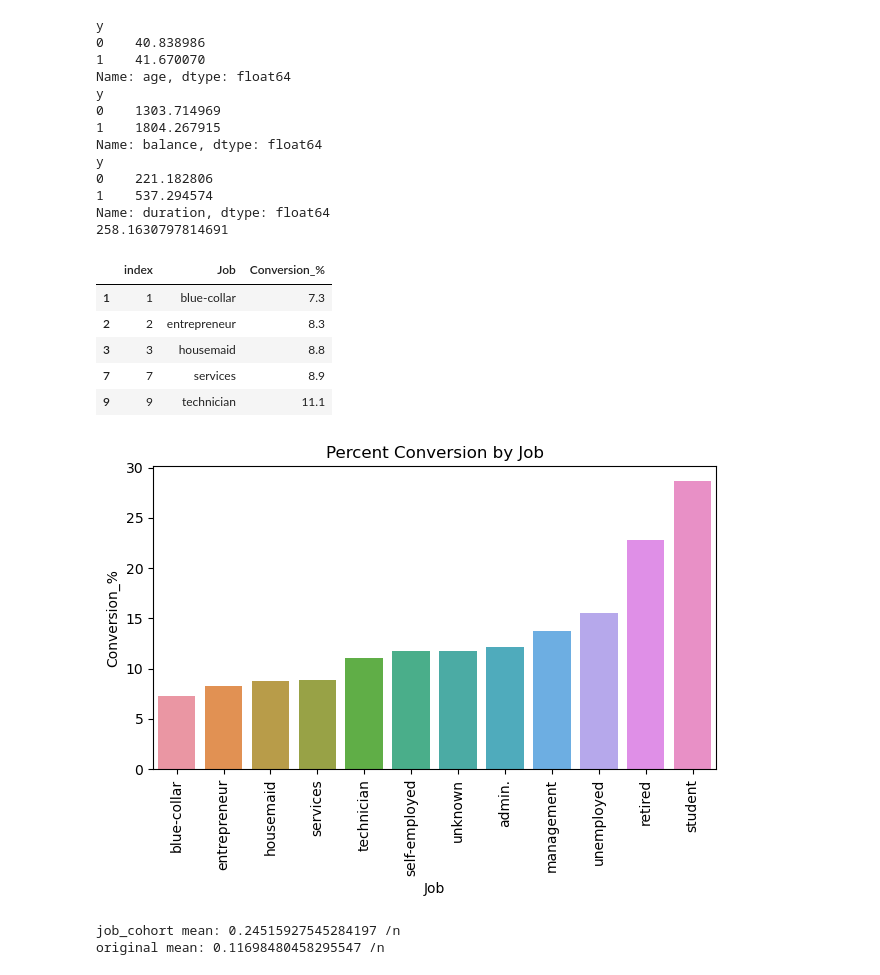
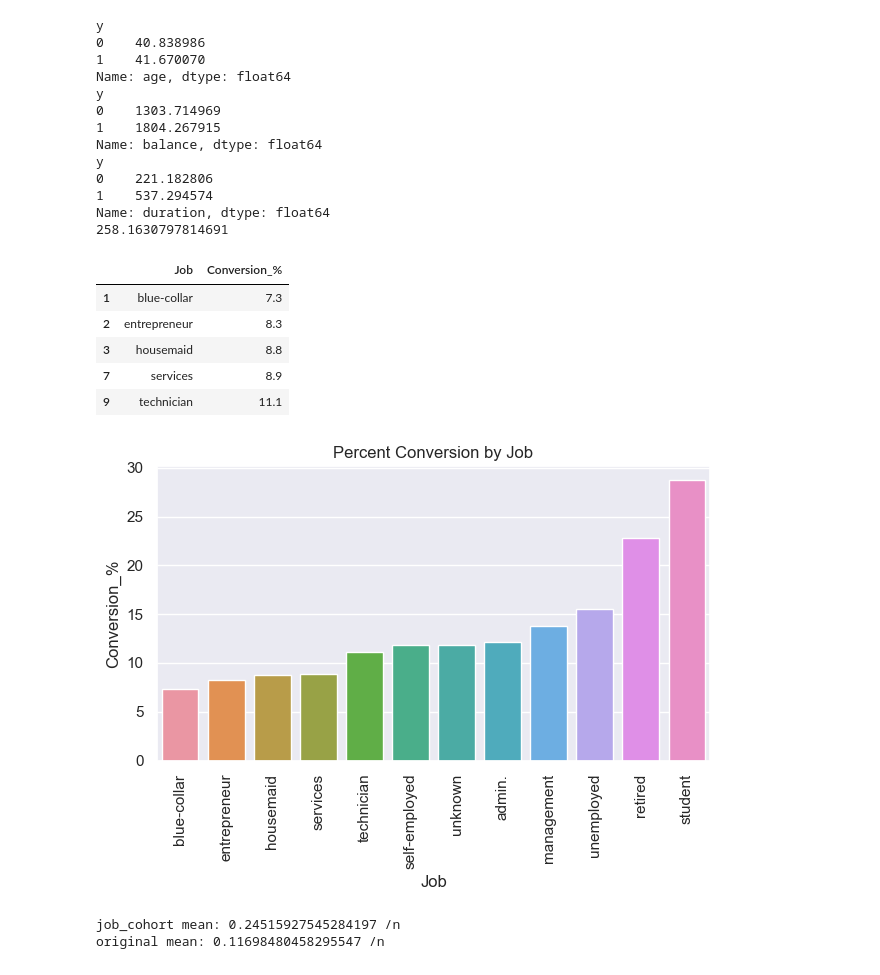
Before and after one commit to JOSHUAGITBERG/bank_loan_predictor, a Jupyter notebook: bank_load_predictor_workbook.ipynb, the cells around one changed output. Saved outputs shown, nothing was run; the diff lists cells and outputs as text; code cells hidden in the pictures.

```diff
--- a/bank_load_predictor_workbook.ipynb
+++ b/bank_load_predictor_workbook.ipynb
@@ -386,27 +345,28 @@ Name: duration, dtype: float64
 # %%
 # Build a dataframe to plot conversion rate by job
 # Note that students and retirees have the highest conversion rates
 df_jobs=pd.DataFrame(df.groupby('job')['y'].mean())
-df_jobs=df_test.reset_index()
+df_jobs=df_jobs.reset_index()
 df_jobs['y']=round(df_jobs['y']*100,1)
 df_jobs = df_jobs.rename(columns={'y': 'Conversion_%','job':'Job'})
 df_jobs=df_jobs.sort_values(by='Conversion_%')
 df_jobs.head()
 # %% [output]
-|  | index | Job | Conversion_% |
-| 1 | 1 | blue-collar | 7.3 |
-| 2 | 2 | entrepreneur | 8.3 |
-| 3 | 3 | housemaid | 8.8 |
-| 7 | 7 | services | 8.9 |
-| 9 | 9 | technician | 11.1 |
+|  | Job | Conversion_% |
+| 1 | blue-collar | 7.3 |
+| 2 | entrepreneur | 8.3 |
+| 3 | housemaid | 8.8 |
+| 7 | services | 8.9 |
+| 9 | technician | 11.1 |
 # %%
 sns.barplot(data=df_jobs, x='Job',y='Conversion_%').set(title='Percent Conversion by Job')
+sns.set(font_scale=1)
 plt.xticks(rotation=90)
 plt.tight_layout()
 plt.savefig('/var/local/data/bank_loan_predictor/images/Conversion_By_Job.jpg')
 plt.show();
 # %% [output]
-[figure, old version]
+[figure, new version]
 # %%
 # Start exploring cohorts that we can assemble to provide high value targets for the sales team
 job_cohort=('retired','student')
```
Also changed, not shown: parts of 48 cells of this notebook, 5 other files.
